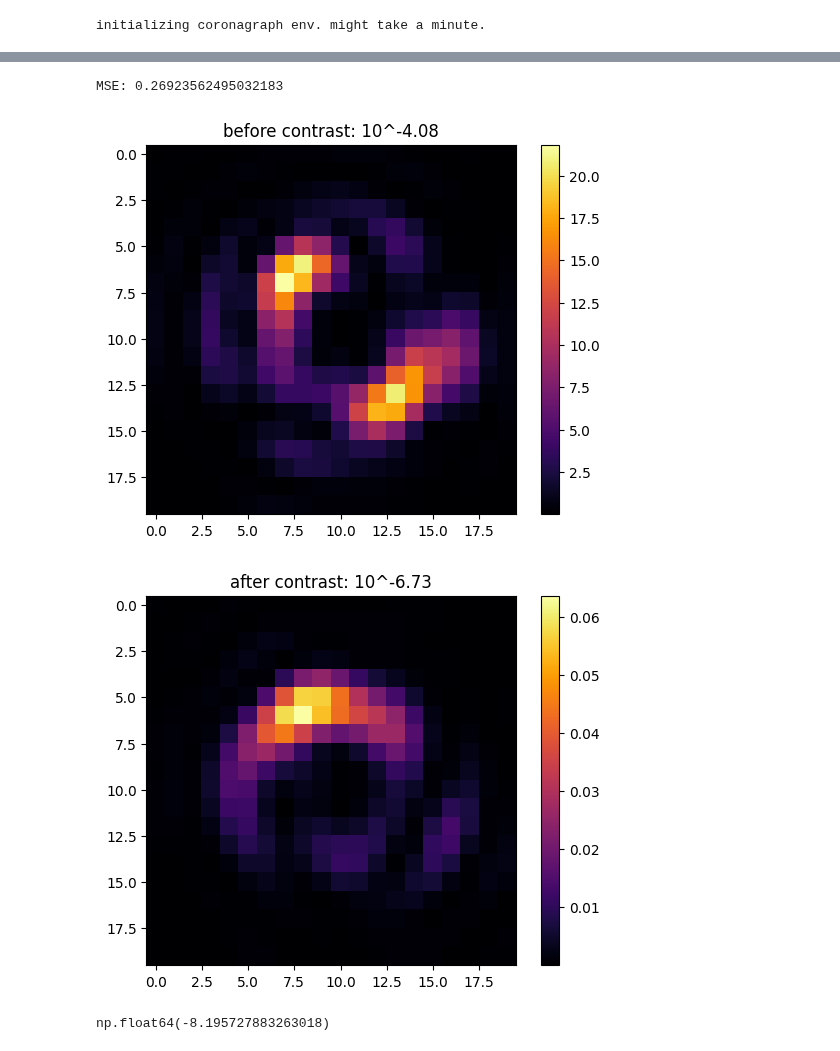
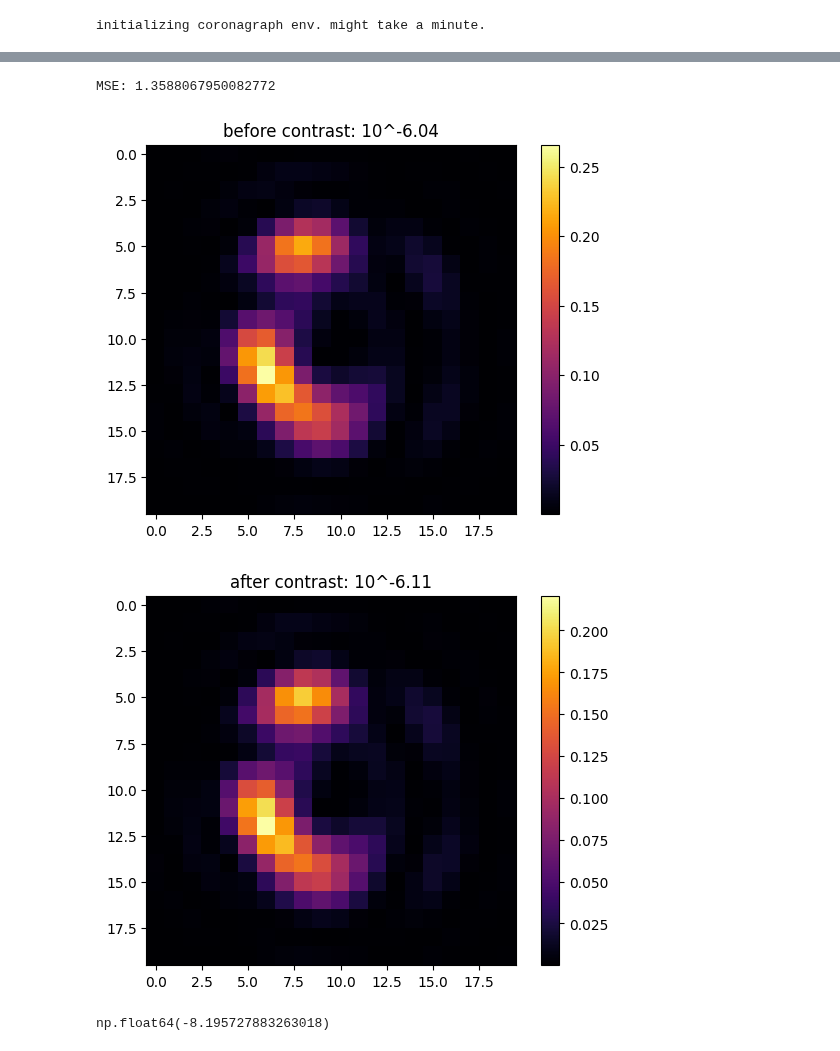
Before and after one commit to AlexeiKorolev/NASA-RL-Wavefront-Control, a Jupyter notebook: RL/visualize.ipynb, the cells around one changed output, grey strips where cells are left out. Drawn from its saved outputs; the diff is of its cells as text; code cells hidden in the pictures.

```diff
--- a/RL/visualize.ipynb
+++ b/RL/visualize.ipynb
@@ -162,7 +162,7 @@ initializing coronagraph env. might take a minute.
 import pickle
 from pathlib import Path
 
-dataset_path = Path(r'data\dataset100K25M.pkl')
+dataset_path = Path(r'data\dataset100K25M_new.pkl')
 if not dataset_path.exists():
     raise FileNotFoundError(f"{dataset_path} not found")
 
@@ -337,9 +341,9 @@ y_mean = metrics_data['y_norm']['mean']
 y_std = metrics_data['y_norm']['std']
 
 for _ in range(N):
-        # env.deformable_mirror.flatten()
-        env.noise_gen_mirror.flatten()
-        env.set_random_dm(noise=dm_random_noise)
+        env.deformable_mirror.flatten()
+        # env.noise_gen_mirror.flatten()
+        env.set_random_dm(noise=1e-8)
         env.set_nudge_vectors(vectors=[nudge_vec])
         original = env.deformable_mirror.actuators.copy()
 
@@ -362,37 +366,37 @@ for _ in range(N):
             imgs = torch.asarray(imgs).unsqueeze(0)
 
             imgs_norm, _ = x_norm_func(imgs, **params)
             imgs_norm = np.transpose(imgs_norm, (0, 2, 3, 1))
             # print(f"imgs_norm.shape = {imgs_norm.shape}")
             y_pred = model(imgs_norm)
 
             print(f"MSE: {np.linalg.norm(y_pred - (original - y_mean) / (y_std + 1e-12))}")
 
             y_pred *= y_std
             y_pred -= y_mean
 
             # print(y_pred)
             # print(original)
 
 
         env.deformable_mirror.flatten()
-        env.deformable_mirror.actuators = original - 1 * np.array(y_pred[0])
+        env.deformable_mirror.actuators = original - 0.05 * np.array(y_pred[0])
         new_contrast = env.get_contrast(delta_t=1e15)
 
 img4 = torch.asarray(env.get_camera_image(delta_t=delta_t, noise_enabled=False), dtype=torch.float)
 plt.imshow(imgs[0][0], cmap='inferno')
 plt.title(f"before contrast: 10^{np.log10(original_contrast):.02f}")
 plt.colorbar()
 plt.show()
 
 plt.imshow(img4, cmap='inferno')
 plt.title(f"after contrast: 10^{np.log10(new_contrast):.02f}")
 plt.colorbar()
 plt.show()
 # %% [output]
-MSE: 0.26923562495032183
+MSE: 1.3588067950082772
-[figure, old version]
+[figure, new version]
-[figure, old version]
+[figure, new version]
 # %%
 env.deformable_mirror.flatten()
 env.noise_gen_mirror.flatten()
```
Also changed, not shown: parts of 4 cells of this notebook, 2 other files.
